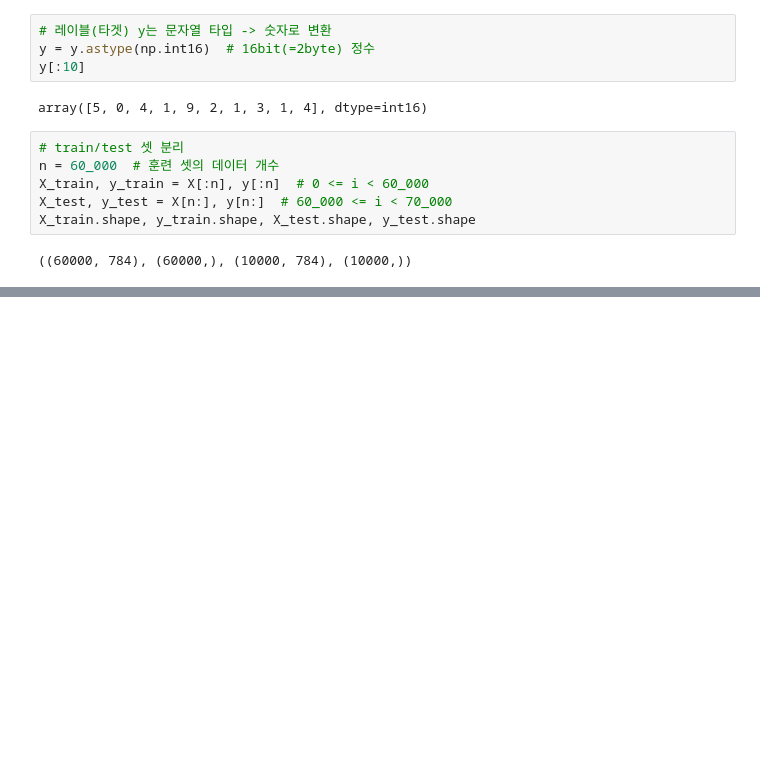
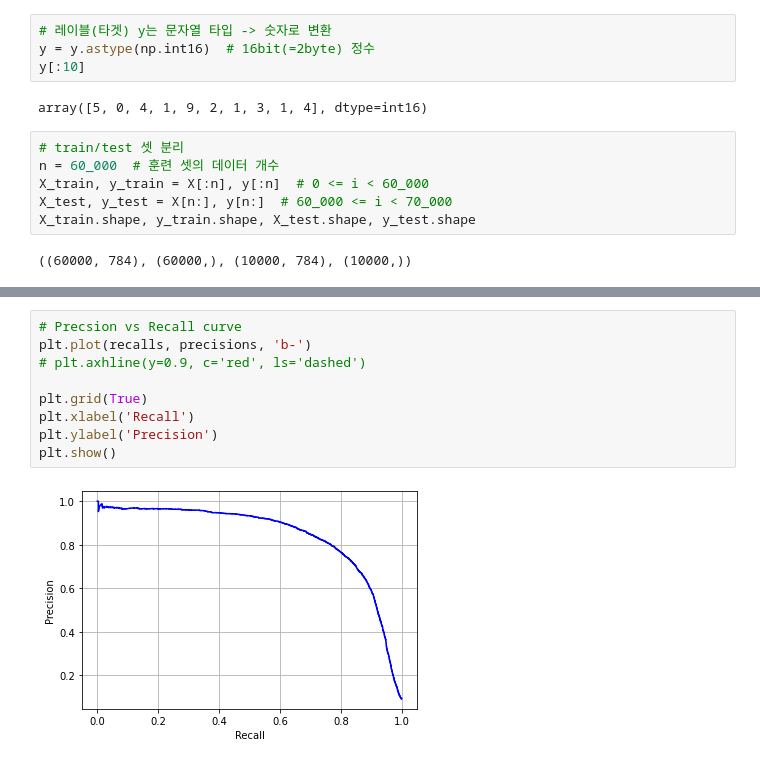
Before and after one commit to JakeOh/202011_itw_pyml_wkd, a Jupyter notebook: ml02.ipynb, the cells around one changed output, grey strips where cells are left out. Drawn from its saved outputs; the diff is of its cells as text; blank space fills up the shorter version.

```diff
--- a/ml02.ipynb
+++ b/ml02.ipynb
@@ -105,0 +253,11 @@ X_train.shape, y_train.shape, X_test.shape, y_test.shape
+# %%
+# Precsion vs Recall curve
+plt.plot(recalls, precisions, 'b-')
+# plt.axhline(y=0.9, c='red', ls='dashed')
+
+plt.grid(True)
+plt.xlabel('Recall')
+plt.ylabel('Precision')
+plt.show()
+# %% [output]
+[figure, added]
```
Also changed, not shown: parts of 42 cells of this notebook.
